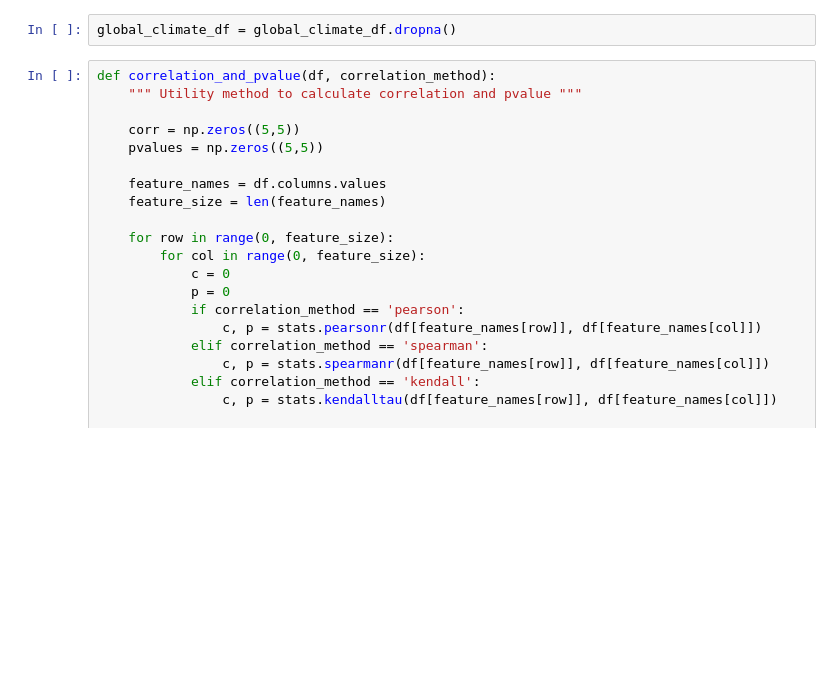
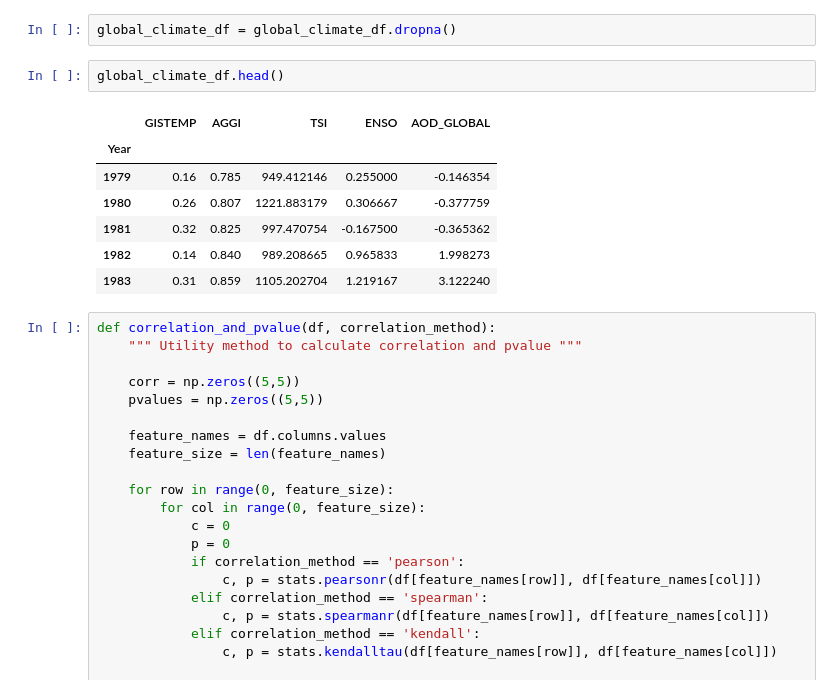
Before and after one commit to ambreen2006/Global-Temperature-Trend, a Jupyter notebook: Global Temperature Trend.ipynb, the cells around one changed output. Drawn from its saved outputs; the diff is of its cells as text; blank space fills up the shorter version.

```diff
--- a/Global Temperature Trend.ipynb
+++ b/Global Temperature Trend.ipynb
@@ -722,6 +729,16 @@ global_climate_df.tail()
 The correlation methods from stats package cannot handle NaN's and imputing is not necessary as the missing values would be either at the beginning or at the end.
 # %%
 global_climate_df = global_climate_df.dropna()
+# %%
+global_climate_df.head()
+# %% [output]
+|  | GISTEMP | AGGI | TSI | ENSO | AOD_GLOBAL |
+| Year |  |  |  |  |  |
+| 1979 | 0.16 | 0.785 | 949.412146 | 0.255000 | -0.146354 |
+| 1980 | 0.26 | 0.807 | 1221.883179 | 0.306667 | -0.377759 |
+| 1981 | 0.32 | 0.825 | 997.470754 | -0.167500 | -0.365362 |
+| 1982 | 0.14 | 0.840 | 989.208665 | 0.965833 | 1.998273 |
+| 1983 | 0.31 | 0.859 | 1105.202704 | 1.219167 | 3.122240 |
 # %%
 def correlation_and_pvalue(df, correlation_method):
     """ Utility method to calculate correlation and pvalue """
```
Also changed, not shown: parts of 15 cells of this notebook.
